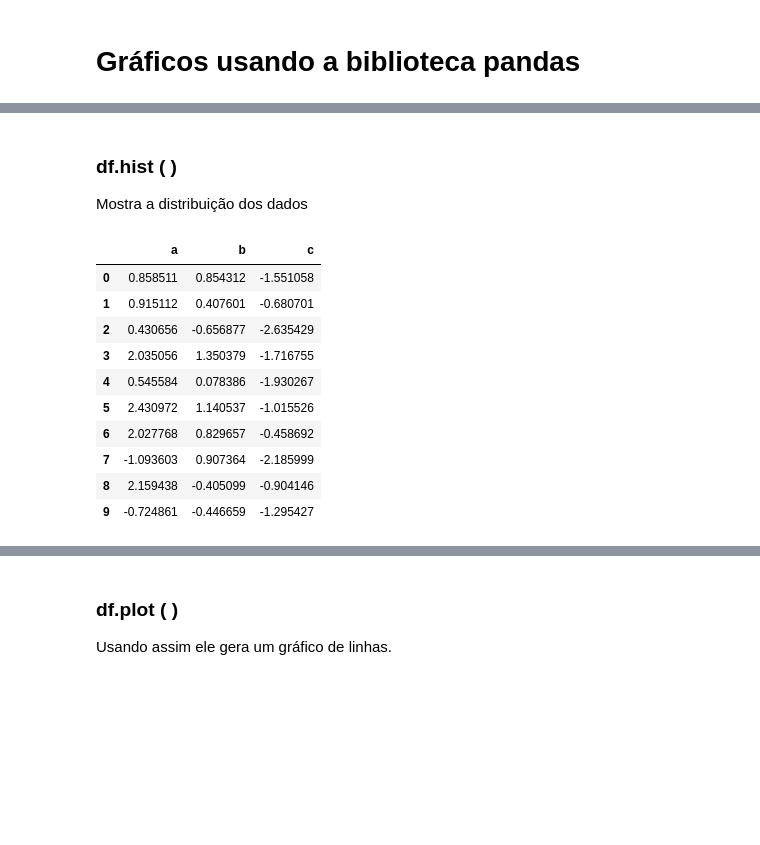
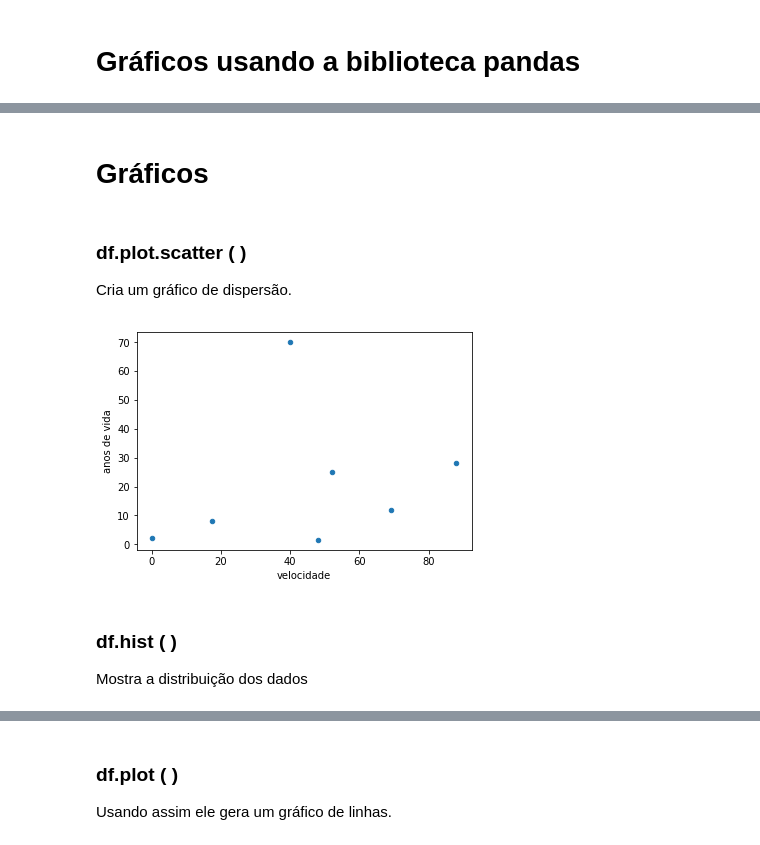
Before and after one commit to thomas-Oliveira/Bolsa-Machine-Learning-teste-, a Jupyter notebook: Gráfico com pandas.ipynb, the cells around one changed output, grey strips where cells are left out. Cells and saved outputs as stored; diff of their text form; code cells hidden in the pictures; blank space fills up the shorter version.

```diff
--- a/Gráfico com pandas.ipynb
+++ b/Gráfico com pandas.ipynb
@@ -9,25 +27,19 @@ import numpy as np
+# %% [markdown]
+# Gráficos
+# %% [markdown]
+### df.plot.scatter ( )
+
+Cria um gráfico de dispersão.
+# %%
+#sendo c os valores para colorir os pontos
+df.plot.scatter(x='velocidade',
+                y='anos de vida',);
+# %% [output]
+[figure, added]
 # %% [markdown]
 ### df.hist ( )
 
 Mostra a distribuição dos dados
-# %%
-df2 = pd.DataFrame({'a': np.random.randn(1000) + 1,
-                     'b': np.random.randn(1000),
-                     'c': np.random.randn(1000) - 1},
-                      columns=['a', 'b', 'c'])
-df2.head(10)
-# %% [output]
-|  | a | b | c |
-| 0 | 0.858511 | 0.854312 | -1.551058 |
-| 1 | 0.915112 | 0.407601 | -0.680701 |
-| 2 | 0.430656 | -0.656877 | -2.635429 |
-| 3 | 2.035056 | 1.350379 | -1.716755 |
-| 4 | 0.545584 | 0.078386 | -1.930267 |
-| 5 | 2.430972 | 1.140537 | -1.015526 |
-| 6 | 2.027768 | 0.829657 | -0.458692 |
-| 7 | -1.093603 | 0.907364 | -2.185999 |
-| 8 | 2.159438 | -0.405099 | -0.904146 |
-| 9 | -0.724861 | -0.446659 | -1.295427 |
 # %%
 #alpha muda a intensidade das cores
 plt.figure();
```
Also changed, not shown: parts of 22 cells of this notebook.
